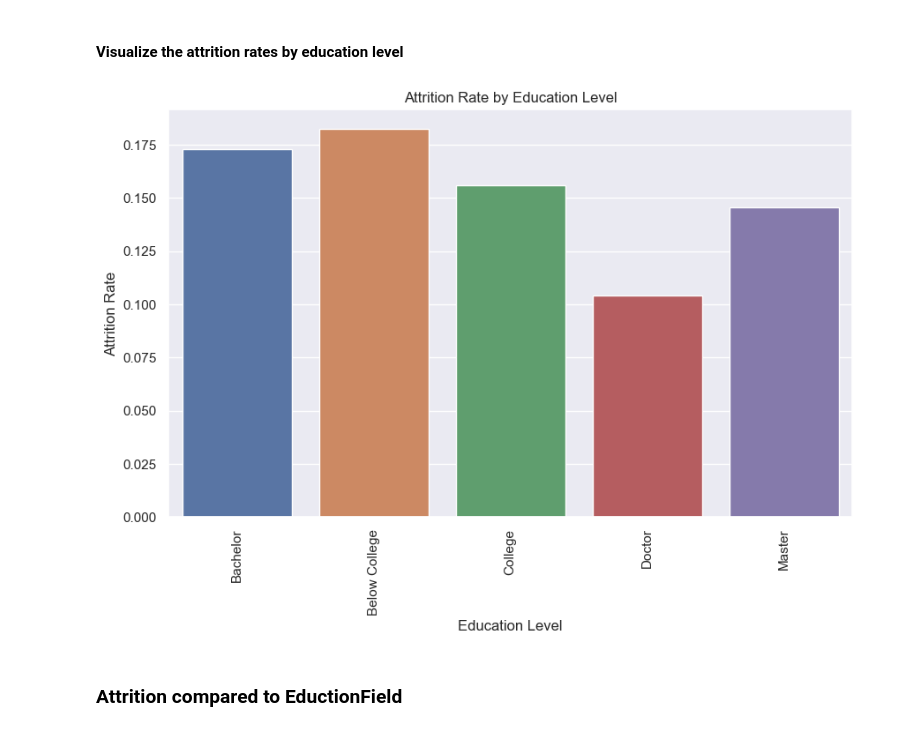
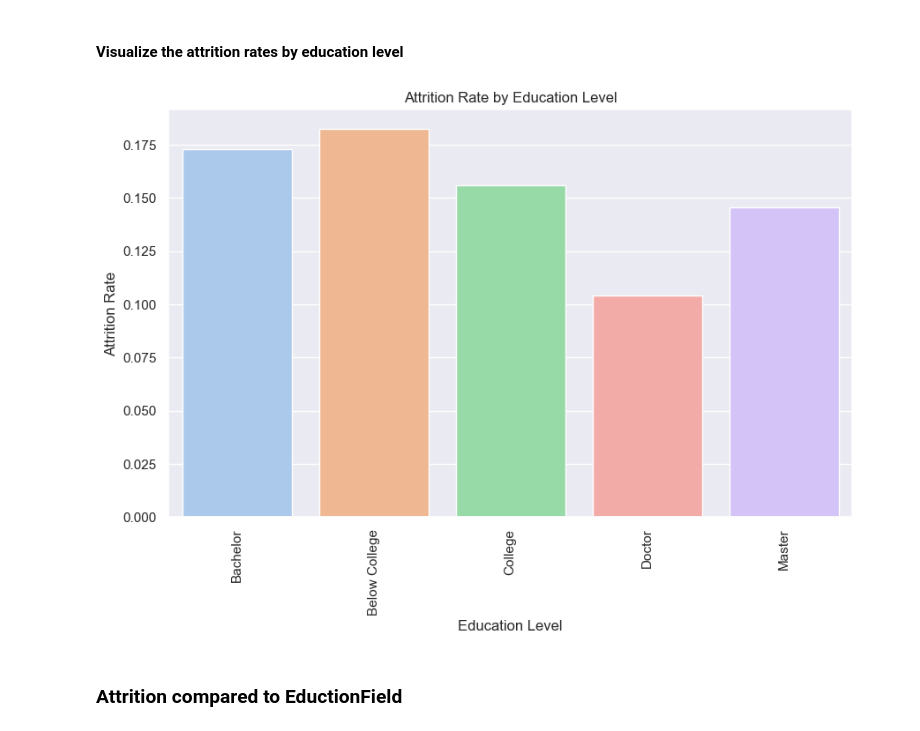
Before and after one commit to KursaDSc/IBM-HR-Analytics-Employee-Attrition, a Jupyter notebook: Updated_main.ipynb, the cells around one changed output. Drawn from its saved outputs; the diff is of its cells as text; code cells hidden in the pictures.

```diff
--- a/Updated_main.ipynb
+++ b/Updated_main.ipynb
@@ -172,8 +172,9 @@ The DataFrame contains columns with uniformed values: StandardHours
 # %% [markdown]
 Response variable is 'Attrition' of the employees which can 1 and 0 (representing 'Yes' and 'No' respectively). This is what we will predict.
 # %%
-df['Attrition'] = df['Attrition'].apply(lambda x: 0 if x == 'No' else 1)
-df["Attrition"]
+df1 = df.copy()
+df1['Attrition'] = df1['Attrition'].apply(lambda x: 0 if x == 'No' else 1)
+df1["Attrition"]
 # %% [output]
 0       1
 1       0
@@ -191,7 +192,7 @@ Name: Attrition, Length: 1470, dtype: int64
 #### Drop useless
 # %%
 # Drop useless features and rename the dataframe
-df2 = df.drop(labels = uniformed_columns, axis = 1)
+df2 = df1.drop(labels = uniformed_columns, axis = 1)
 # %% [markdown]
 #### Change Object types to categories
 # %%
@@ -442,14 +442,13 @@ Name: Attrition, dtype: float64
 #### Visualize the attrition rates by education level
 # %%
 plt.figure(figsize=(10, 6))
-sns.barplot(x=attrition_rate_education.index, y=attrition_rate_education.values)
-plt.title('Attrition Rate by Education Level')
-plt.xlabel('Education Level')
-plt.ylabel('Attrition Rate')
-plt.xticks(rotation=90)
-plt.show()
+ax = sns.barplot(x=attrition_rate_education.index, y=attrition_rate_education.values, palette= palette )
+ax.set(title='Attrition Rate by Education Level',
+       xlabel='Education Level',
+       ylabel='Attrition Rate')
+plt.xticks(rotation=90);
 # %% [output]
-[figure, old version]
+[figure, new version]
 # %% [markdown]
 ### Attrition compared to EductionField
 # %%
```
Also changed, not shown: parts of 29 cells of this notebook.
